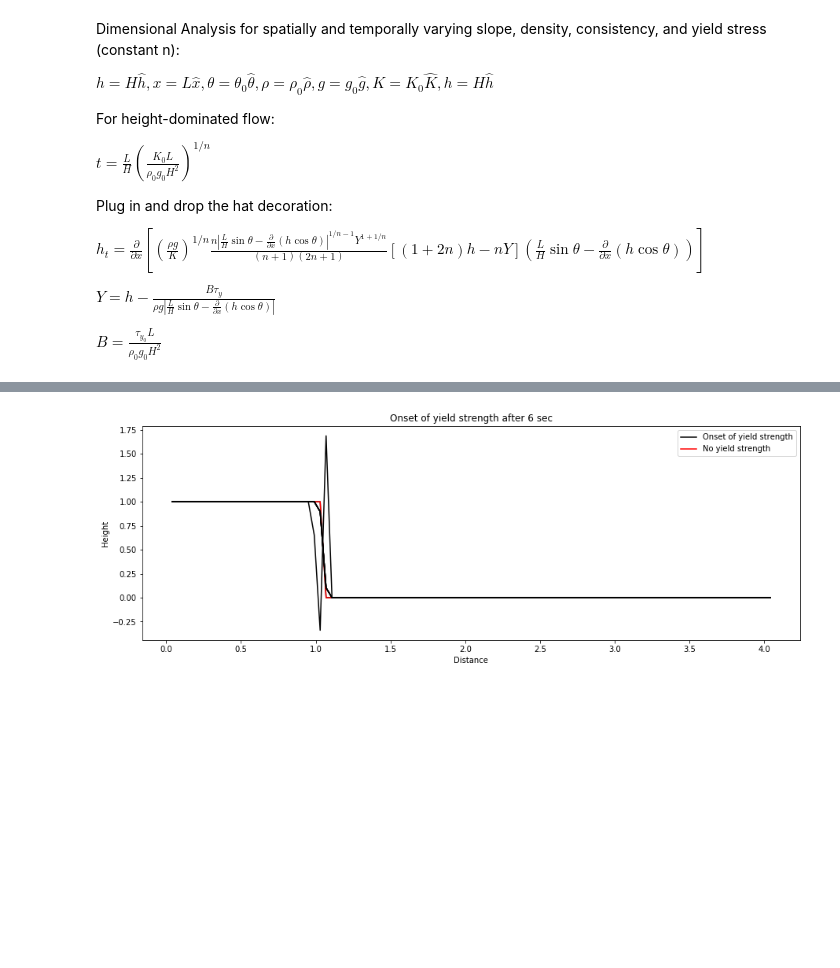
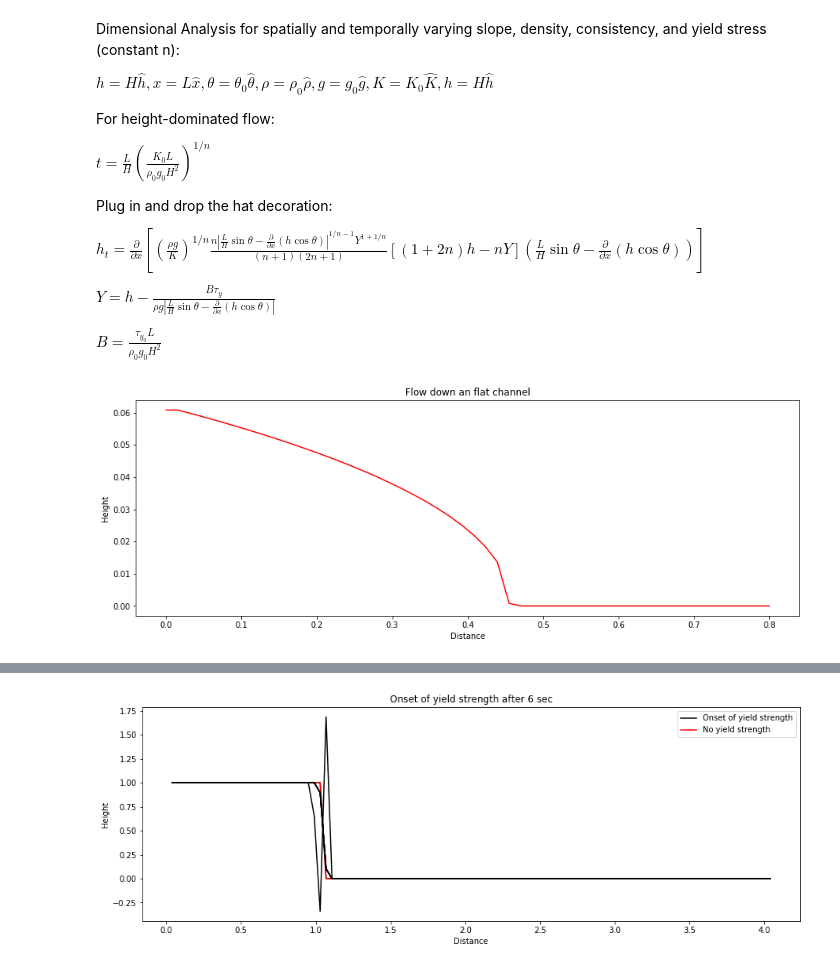
Before and after one commit to JanineBirnbaum18/3-phase-flow, a Jupyter notebook: Model/Homogeneous flow.ipynb, the cells around one changed output, grey strips where cells are left out. Drawn from its saved outputs; the diff is of its cells as text; code cells hidden in the pictures; blank space fills up the shorter version.

Commit message:
Added animation

```diff
--- a/Model/Homogeneous flow.ipynb
+++ b/Model/Homogeneous flow.ipynb
@@ -131,0 +219,80 @@ def dambreak_RK2(x, L, h0, H, theta, rho, K, tauy, n, g, ts, i):
+# %%
+# Simplestproblem
+
+# Problem setup
+H = 0.1 # reservoir height in m
+L = 0.2  # reservoir length in m
+K = 50  # consistency in Pa s
+rho = 1395 # density in kg/m^3
+g = 9.81   # gravitational acceleration m/s^2
+tauy = 50 # yield stress in Pa
+n = 1 # power law exponent
+
+# Discretize domain
+m = 50
+x = np.linspace(0, 0.8, m+2)
+dx = x[1] - x[0]
+z = np.linspace(0,H,40)
+dz = z[1] - z[0]
+
+ts = 30 # time in s
+i = 100000
+
+# Initial condition
+h0 = np.zeros(m+2)
+h0[x<=L] = H
+
+# Bed topography
+theta = np.zeros_like(x)
+
+# Solve
+h, t, Y, u = dambreak_u(x, z, h0, 0, rho, K, tauy, n, g, ts, i) # No slope for comparison
+
+# Strain rate
+dudz = (u[:,:,1:] - u[:,:,:-1])/dz
+
+# Plot result
+fig,ax = plt.subplots(figsize=(15,5))
+ax.plot(x,h[-1,:].transpose(),'r-');
+ax.set_xlabel('Distance')
+ax.set_ylabel('Height')
+ax.set_title('Flow down an flat channel');
+
+fig, ax = plt.subplots(nrows=2)
+a = u[0,:,:].transpose()
+b = dudz[0,:,:].transpose()
+im=ax[0].imshow(a,interpolation='none',cmap='bwr',extent=[0,0.8,0,H],vmax=1,vmin=-1)
+line0, = ax[0].plot([], [],'r', lw=2)
+line1, = ax[0].plot([], [],'k', lw=2)
+ax[0].set_xlabel('x (m)')
+ax[0].set_ylabel('h (m)')
+ax[0].set_title('Along-flow velocity (m/s)')
+#cbar = plt.colorbar(im, ax=ax[0])
+
+im2=ax[1].imshow(a,interpolation='none',cmap='bwr',extent=[0,0.8,0,H],vmax=10,vmin=-10)
+line2, = ax[1].plot([], [],'r', lw=2)
+line3, = ax[1].plot([], [],'k', lw=2)
+ax[1].set_xlabel('x (m)')
+ax[1].set_ylabel('h (m)')
+ax[1].set_title('Strain rate (1/s)')
+#cbar2 = plt.colorbar(im2, ax=ax[1])
+
+# animation function.  This is called sequentially
+def animate(i):
+    a=im.get_array()
+    im.set_array(np.flipud(u[i*100,:,:].transpose()))
+    line0.set_data(x, Y[i*100,:])
+    line1.set_data(x, h[i*100])
+
+    b = im2.get_array()
+    im2.set_array(np.flipud(dudz[i*100,:,:].transpose()))
+    line2.set_data(x, Y[i*100,:])
+    line3.set_data(x, h[i*100])
+    return [im]
+
+anim = animation.FuncAnimation(fig, animate,
+                               frames=500, blit=True)
+    # Save
+anim.save('test_velocity.mp4', fps=10, extra_args=['-vcodec', 'libx264'])
+# %% [output]
+[figure, added]
```
Also changed, not shown: parts of 10 cells of this notebook.
